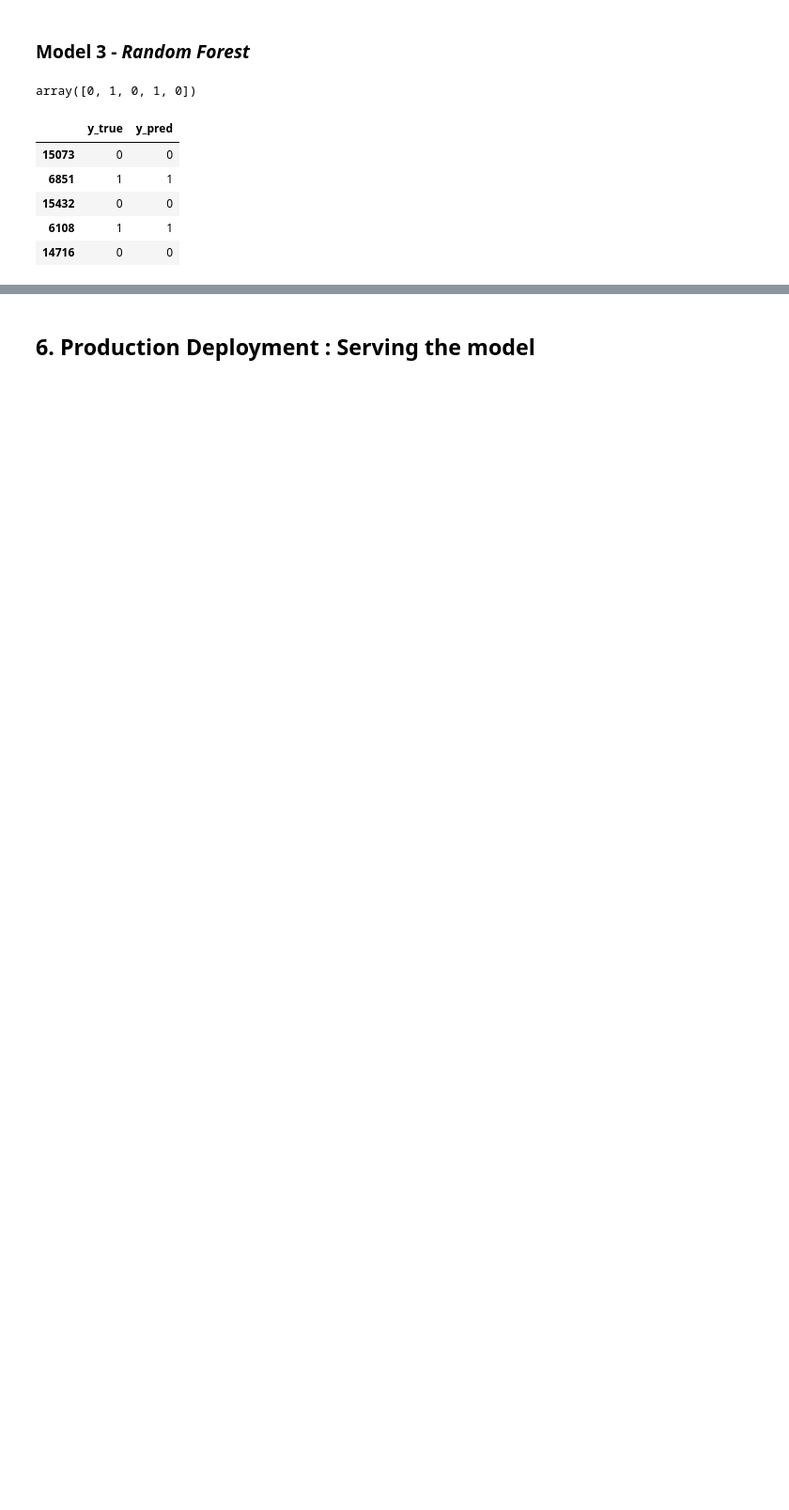
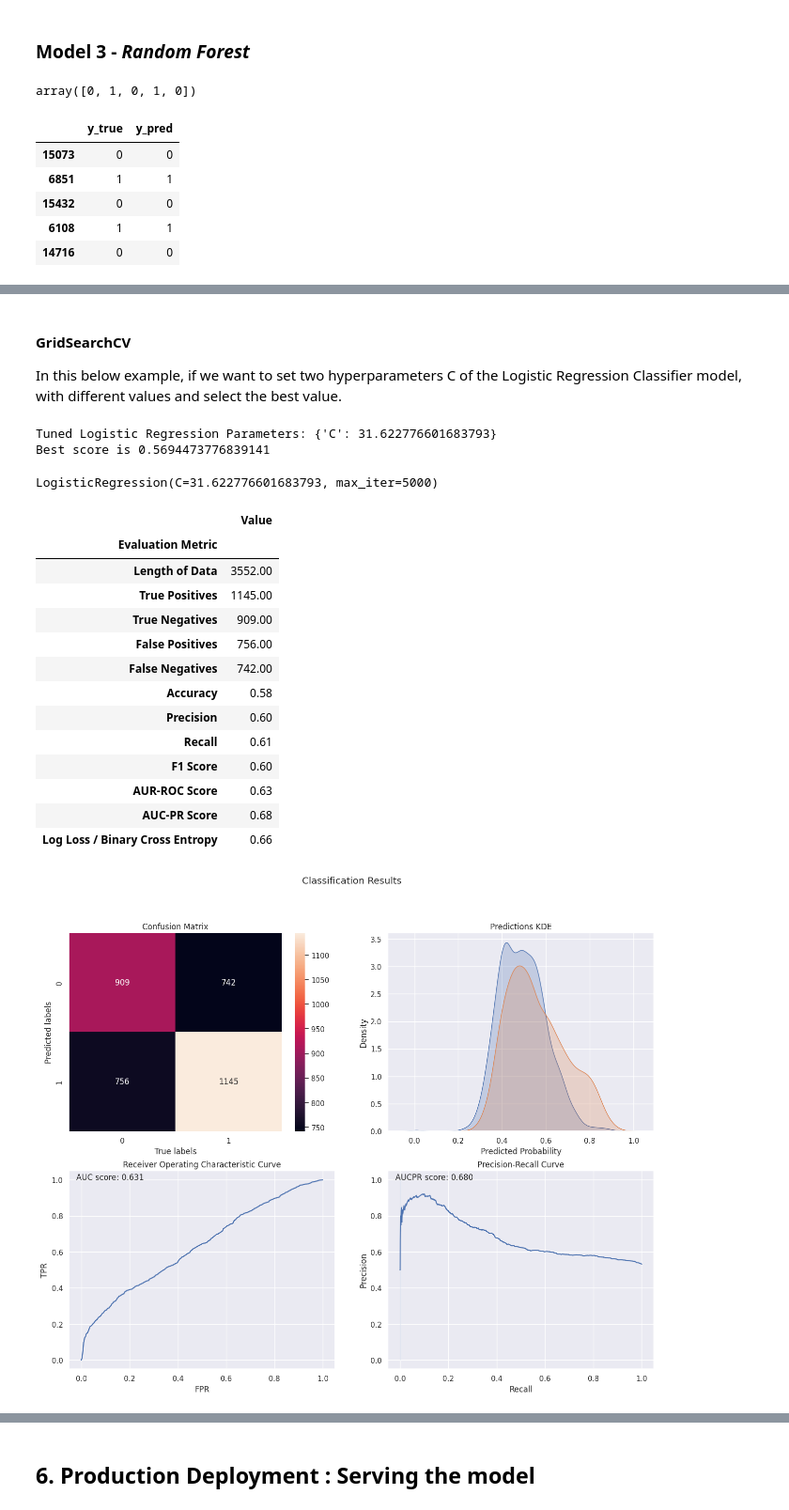
Before and after one commit to ayuba7272/millToolWear_caseStudy, a Jupyter notebook: CNC_MillWearCaseStudy.ipynb, the cells around one changed output, grey strips where cells are left out. Shown at 94% size. Drawn from its saved outputs; the diff is of its cells as text; code cells hidden in the pictures; blank space fills up the shorter version.

Commit message:
Updated with HyperParam tuning code and model saving

```diff
--- a/CNC_MillWearCaseStudy.ipynb
+++ b/CNC_MillWearCaseStudy.ipynb
@@ -944,0 +968,63 @@ binary_classification_eval(test_output['y_true'],test_output['y_pred'],
+# %% [markdown]
+#### GridSearchCV
+In this below example,  if we want to set two hyperparameters C of the Logistic Regression Classifier model, with different values and select the best value.
+# %%
+# Reference: https://www.geeksforgeeks.org/hyperparameter-tuning/
+# Necessary imports
+from sklearn.linear_model import LogisticRegression
+from sklearn.model_selection import GridSearchCV
+
+# Creating the hyperparameter grid
+c_space = np.logspace(-5, 8, 15)
+param_grid = {'C': c_space}
+
+# Instantiating logistic regression classifier
+logreg = LogisticRegression(max_iter=5000)
+
+# Instantiating the GridSearchCV object
+logreg_cv = GridSearchCV(logreg, param_grid, cv = 5)
+
+logreg_cv.fit(X_train, y_train)
+
+# Print the tuned parameters and score
+print("Tuned Logistic Regression Parameters: {}".format(logreg_cv.best_params_))
+print("Best score is {}".format(logreg_cv.best_score_))
+# %% [output]
+Tuned Logistic Regression Parameters: {'C': 31.622776601683793}
+Best score is 0.5694473776839141
+# %%
+#Defining the model with updated hyper-parameter (regularization-coeffecient)
+logreg = LogisticRegression(max_iter = 5000,C= 31.622776601683793)
+
+# Fitting the model to the train data
+logreg.fit(X_train, y_train)
+# %% [output]
+LogisticRegression(C=31.622776601683793, max_iter=5000)
+# %%
+# Getting the probability for the positive class
+test_pred=logreg.predict_proba(X_test)
+
+test_pred1 = []
+for val in test_pred:
+    test_pred1.append(val[list(logreg.classes_).index(1)])
+
+test_output = pd.DataFrame({'y_true':y_test,'y_pred':test_pred1})
+# %%
+binary_classification_eval(test_output['y_true'],test_output['y_pred'],
+                           prob_thrs=0.5,return_conf_matrix = False,viz = True)
+# %% [output]
+|  | Value |
+| Evaluation Metric |  |
+| Length of Data | 3552.00 |
+| True Positives | 1145.00 |
+| True Negatives | 909.00 |
+| False Positives | 756.00 |
+| False Negatives | 742.00 |
+| Accuracy | 0.58 |
+| Precision | 0.60 |
+| Recall | 0.61 |
+| F1 Score | 0.60 |
+| AUR-ROC Score | 0.63 |
+| AUC-PR Score | 0.68 |
+| Log Loss / Binary Cross Entropy | 0.66 |
+[figure, added]
```
Also changed, not shown: parts of 20 cells of this notebook.
